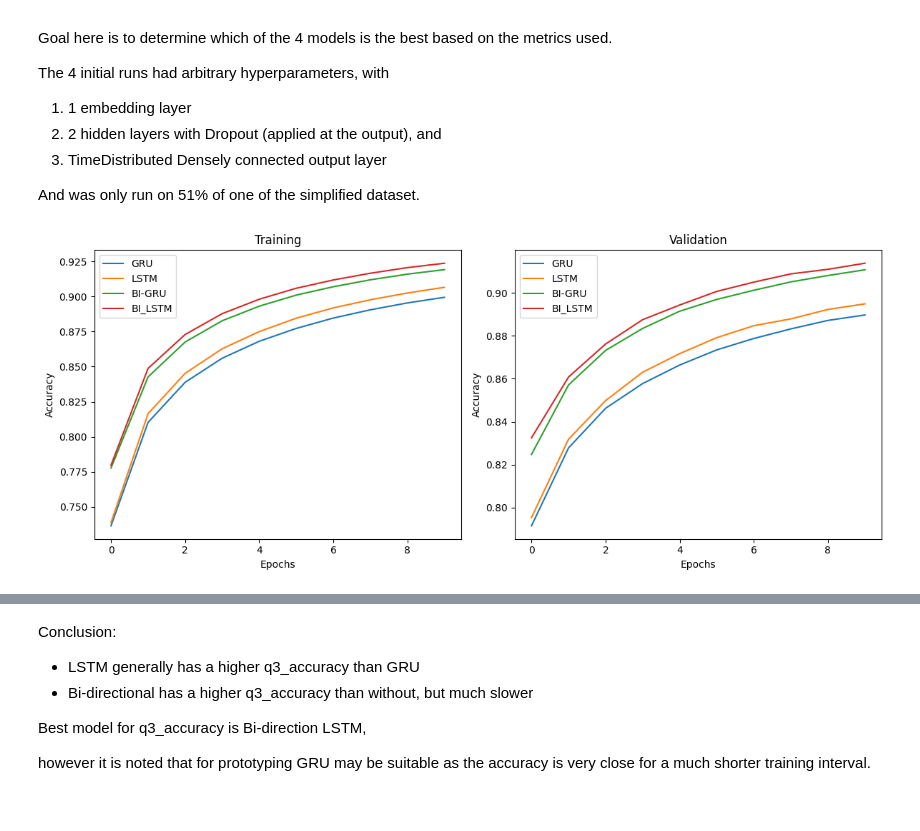
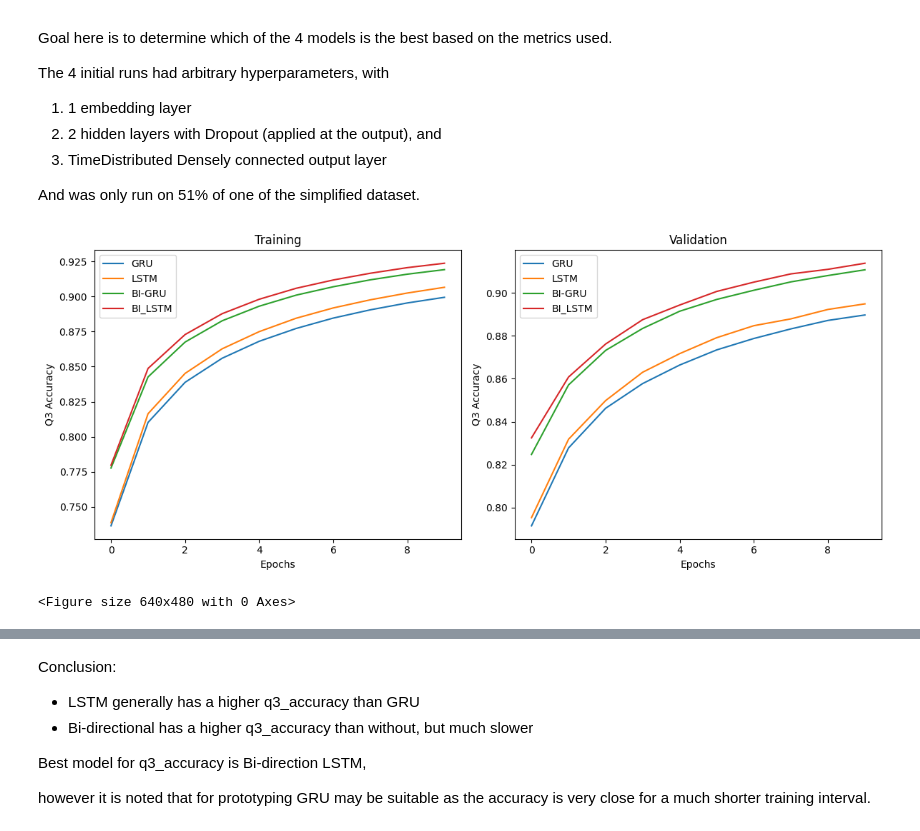
Before and after one commit to yipjunkai/RNN-Protein-Secondary-Prediction, a Jupyter notebook: POST/Post_analysis.ipynb, the cells around one changed output, grey strips where cells are left out. Cells and saved outputs as stored; diff of their text form; code cells hidden in the pictures.

```diff
--- a/POST/Post_analysis.ipynb
+++ b/POST/Post_analysis.ipynb
@@ -70,27 +70,30 @@ for prefix in LABELS:
 # %%
 # Plotting histories
 KEYS = ['q3_acc', 'val_q3_acc']
 
 fig, axs = plt.subplots(1, 2, figsize=(12, 5))
 
 for i, key in enumerate(KEYS):
 
     axs[i].plot(data[LABELS[0]]['history'][key], label=LABELS[0])
     axs[i].plot(data[LABELS[1]]['history'][key], label=LABELS[1])
     axs[i].plot(data[LABELS[2]]['history'][key], label=LABELS[2])
     axs[i].plot(data[LABELS[3]]['history'][key], label=LABELS[3])
 
     axs[i].set_xlabel('Epochs')
-    axs[i].set_ylabel('Accuracy')
+    axs[i].set_ylabel('Q3 Accuracy')
     axs[i].legend()
 
 axs[0].set_title('Training')
 axs[1].set_title('Validation')
 
 plt.tight_layout()
 plt.show()
+
+plt.savefig('accuracy.png')
 # %% [output]
-[figure, old version]
+[figure, new version]
+<Figure size 640x480 with 0 Axes>
 # %%
 # Plotting histories, normalised against runtime
 fig, axs = plt.subplots(1, 2, figsize=(12, 5))
```
Also changed, not shown: parts of 1 cell of this notebook, 2 other files.
